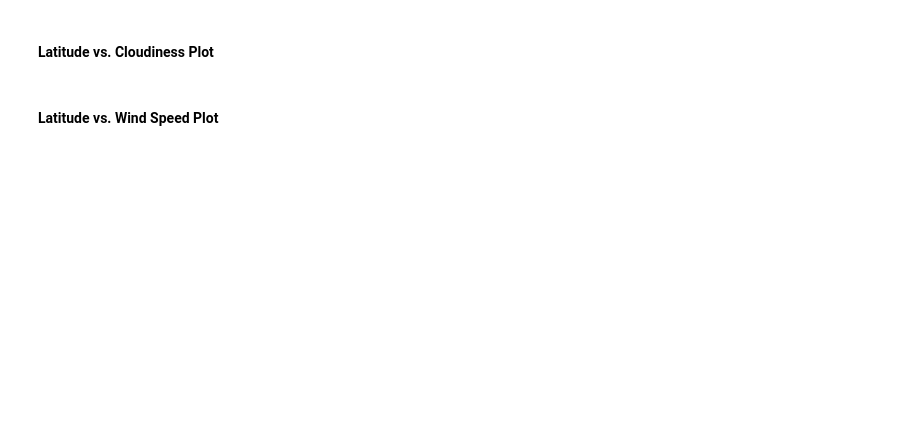
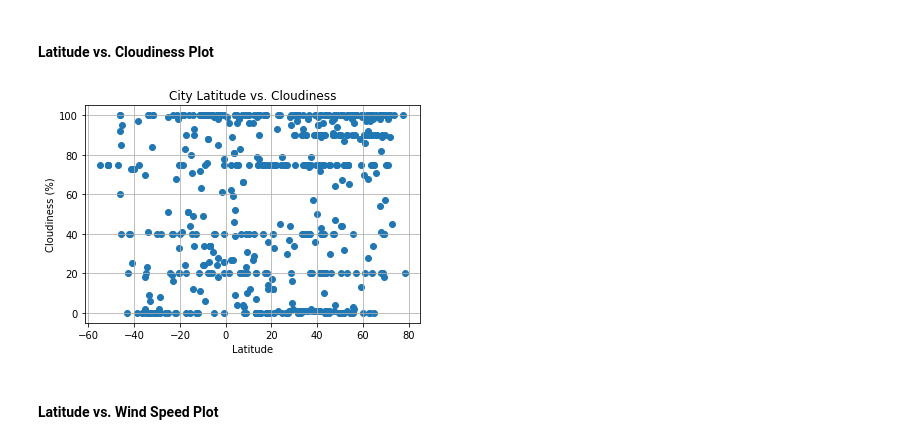
Before and after one commit to browsdower/python-api-challenge, a Jupyter notebook: WeatherPy.ipynb, the cells around one changed output. Drawn from its saved outputs; the diff is of its cells as text; code cells hidden in the pictures; blank space fills up the shorter version.

```diff
--- a/WeatherPy.ipynb
+++ b/WeatherPy.ipynb
@@ -335,4 +259,17 @@ all_weather_data.head()
 # %% [markdown]
 #### Latitude vs. Cloudiness Plot
+# %%
+# Build a scatter plot for each data type
+plt.scatter(weather_dataframe["Lat"], weather_dataframe["Cloudiness"], marker="o")
+
+# Incorporate the other graph properties
+plt.title("City Latitude vs. Cloudiness")
+plt.ylabel("Cloudiness (%)")
+plt.xlabel("Latitude")
+plt.grid(True)
+
+plt.show()
+# %% [output]
+[figure, added]
 # %% [markdown]
 #### Latitude vs. Wind Speed Plot
```
Also changed, not shown: parts of 33 cells of this notebook.
